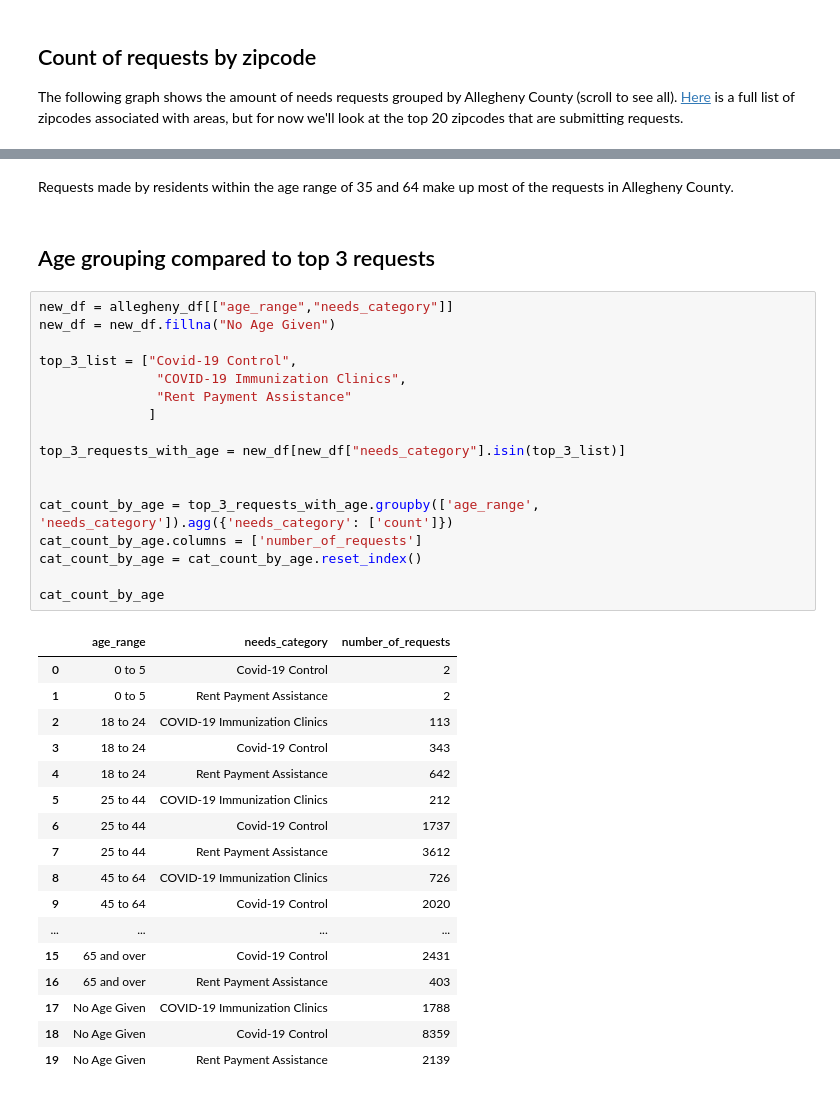
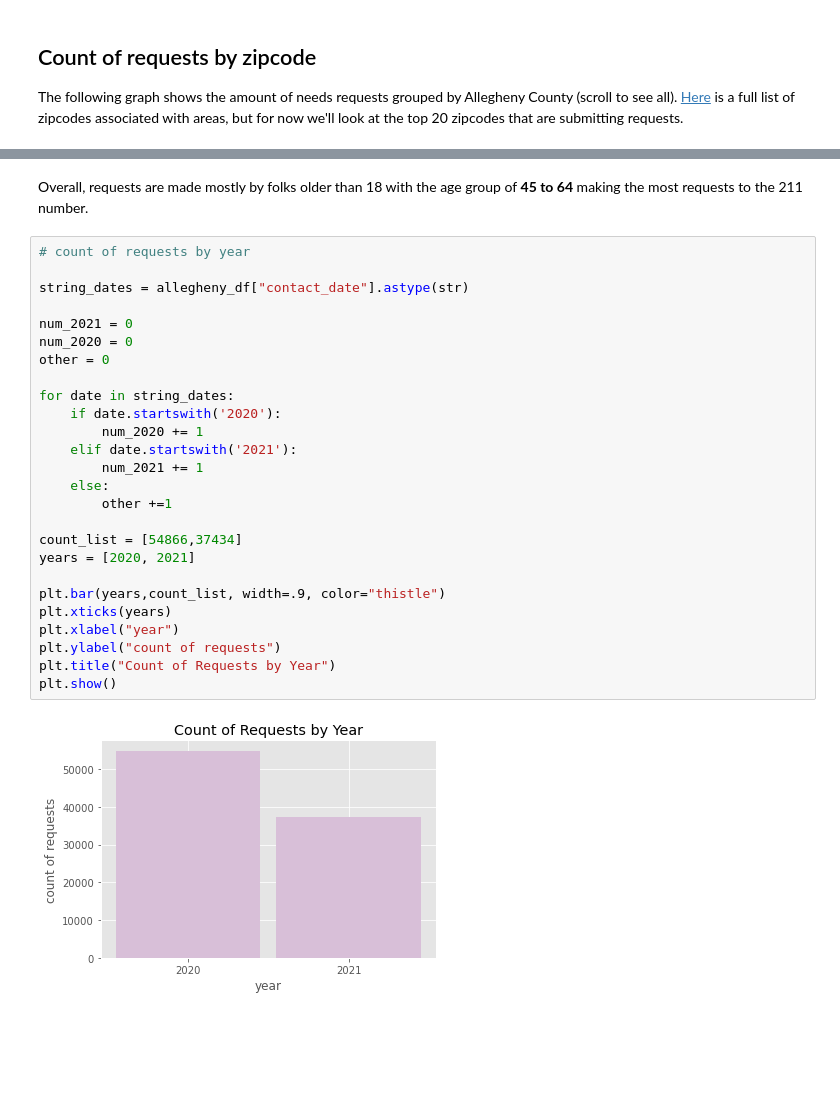
Before and after one commit to ohitsmekatie/pittsburgh-211-analysis, a Jupyter notebook: pittsburgh-211-analysis.ipynb, the cells around one changed output, grey strips where cells are left out. Drawn from its saved outputs; the diff is of its cells as text; blank space fills up the shorter version.

```diff
--- a/pittsburgh-211-analysis.ipynb
+++ b/pittsburgh-211-analysis.ipynb
@@ -85,39 +87,30 @@ show_age_counts(allegheny_df)
-# %% [markdown]
-Requests made by residents within the age range of 35 and 64 make up most of the requests in Allegheny County.
-# %% [markdown]
-## Age grouping compared to top 3 requests
-# %%
-new_df = allegheny_df[["age_range","needs_category"]]
-new_df = new_df.fillna("No Age Given")
-
-top_3_list = ["Covid-19 Control",
-               "COVID-19 Immunization Clinics",
-               "Rent Payment Assistance"
-              ]
-
-top_3_requests_with_age = new_df[new_df["needs_category"].isin(top_3_list)]
-
-
-cat_count_by_age = top_3_requests_with_age.groupby(['age_range', 'needs_category']).agg({'needs_category': ['count']})
-cat_count_by_age.columns = ['number_of_requests']
-cat_count_by_age = cat_count_by_age.reset_index()
-
-cat_count_by_age
-# %% [output]
-|  | age_range | needs_category | number_of_requests |
-| 0 | 0 to 5 | Covid-19 Control | 2 |
-| 1 | 0 to 5 | Rent Payment Assistance | 2 |
-| 2 | 18 to 24 | COVID-19 Immunization Clinics | 113 |
-| 3 | 18 to 24 | Covid-19 Control | 343 |
-| 4 | 18 to 24 | Rent Payment Assistance | 642 |
-| 5 | 25 to 44 | COVID-19 Immunization Clinics | 212 |
-| 6 | 25 to 44 | Covid-19 Control | 1737 |
-| 7 | 25 to 44 | Rent Payment Assistance | 3612 |
-| 8 | 45 to 64 | COVID-19 Immunization Clinics | 726 |
-| 9 | 45 to 64 | Covid-19 Control | 2020 |
-| ... | ... | ... | ... |
-| 15 | 65 and over | Covid-19 Control | 2431 |
-| 16 | 65 and over | Rent Payment Assistance | 403 |
-| 17 | No Age Given | COVID-19 Immunization Clinics | 1788 |
-| 18 | No Age Given | Covid-19 Control | 8359 |
-| 19 | No Age Given | Rent Payment Assistance | 2139 |
+# %% [markdown]
+Overall, requests are made mostly by folks older than 18 with the age group of **45 to 64** making the most requests to the 211 number.
+# %%
+# count of requests by year
+
+string_dates = allegheny_df["contact_date"].astype(str)
+
+num_2021 = 0
+num_2020 = 0
+other = 0
+
+for date in string_dates:
+    if date.startswith('2020'):
+        num_2020 += 1
+    elif date.startswith('2021'):
+        num_2021 += 1
+    else:
+        other +=1
+
+count_list = [54866,37434]
+years = [2020, 2021]
+
+plt.bar(years,count_list, width=.9, color="thistle")
+plt.xticks(years)
+plt.xlabel("year")
+plt.ylabel("count of requests")
+plt.title("Count of Requests by Year")
+plt.show()
+# %% [output]
+[figure, added]
```
Also changed, not shown: parts of 11 cells of this notebook, 1 other file.
